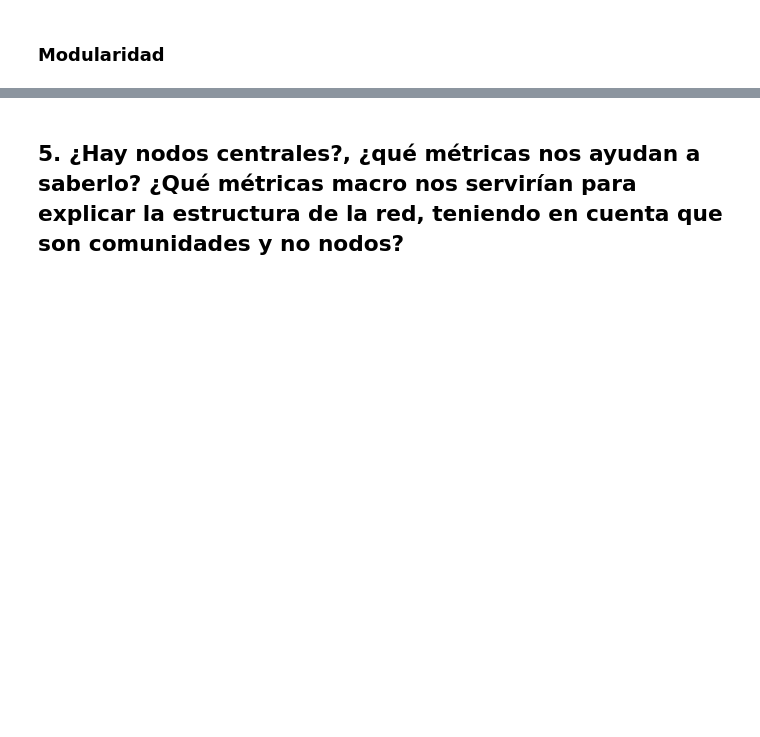
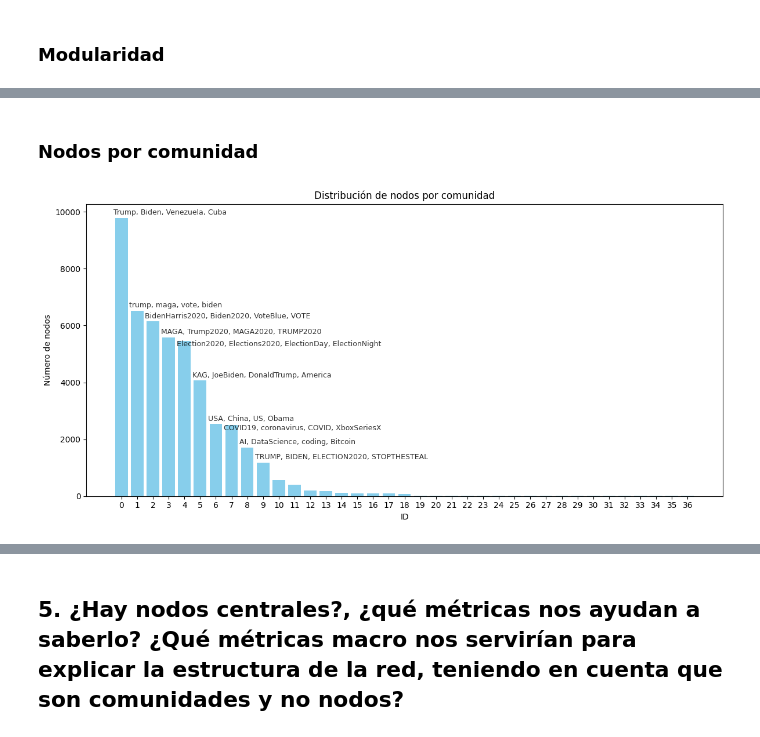
Before and after one commit to luciacuevascsv/analisis_redes_sociales, a Jupyter notebook: Practica I/practicaI.ipynb, the cells around one changed output, grey strips where cells are left out. Cells and saved outputs as stored; diff of their text form; code cells hidden in the pictures; blank space fills up the shorter version.

```diff
--- a/Practica I/practicaI.ipynb
+++ b/Practica I/practicaI.ipynb
@@ -513,14 +584,0 @@ plt.show()
-# %%
-top_k = 5
-
-top_nodes = {}
-for cid, data in G_coms.nodes(data=True):
-    for n in data["top_10_nodes"][:top_k]:
-        top_nodes[n] = cid
-
-# Subgrafo de nodos
-H = G.subgraph(top_nodes.keys()).copy()
-
-
-demo_nodos(H, "COVID19", number_neighbors=5)
-plt.show()
@@ -552,0 +611,48 @@ plt.show()
+# %% [markdown]
+### Nodos por comunidad
+# %%
+df_nodes = pd.DataFrame.from_dict(dict(G_coms.nodes(data=True)), orient='index')
+df_nodes.index.name = 'community_id'
+df_nodes.reset_index(inplace=True)
+df_nodes = df_nodes.sort_values('community_id')
+df_nodes['num_tweets'] = pd.to_numeric(df_nodes['num_tweets'])
+
+x = range(len(df_nodes))
+y = df_nodes['size']
+labels = df_nodes['community_id'].astype(str)
+
+plt.figure(figsize=(12,6))
+bars = plt.bar(x, y, color='skyblue')
+plt.xticks(x, labels)
+plt.xlabel("ID")
+plt.ylabel("Número de nodos")
+plt.title("Distribución de nodos por comunidad")
+
+occupied_y = []
+
+for i, (bar_height, top_nodes) in enumerate(zip(df_nodes['size'], df_nodes['top_10_nodes'])):
+    if bar_height > 1000 and top_nodes:
+        text = ", ".join(top_nodes[:4])
+        y_pos = bar_height
+
+        while any(abs(y_pos - oy) < 300 for oy in occupied_y):
+            y_pos -= 300
+
+        occupied_y.append(y_pos)
+
+        plt.text(
+            x=i -0.5,
+            y=y_pos+50,
+            s=text,
+            fontsize=9,
+            ha='left',
+            va='bottom',
+            rotation=0,
+            color='black',
+            alpha=0.8
+        )
+
+plt.tight_layout()
+plt.show()
+# %% [output]
+[figure, added]
```
Also changed, not shown: parts of 37 cells of this notebook.
